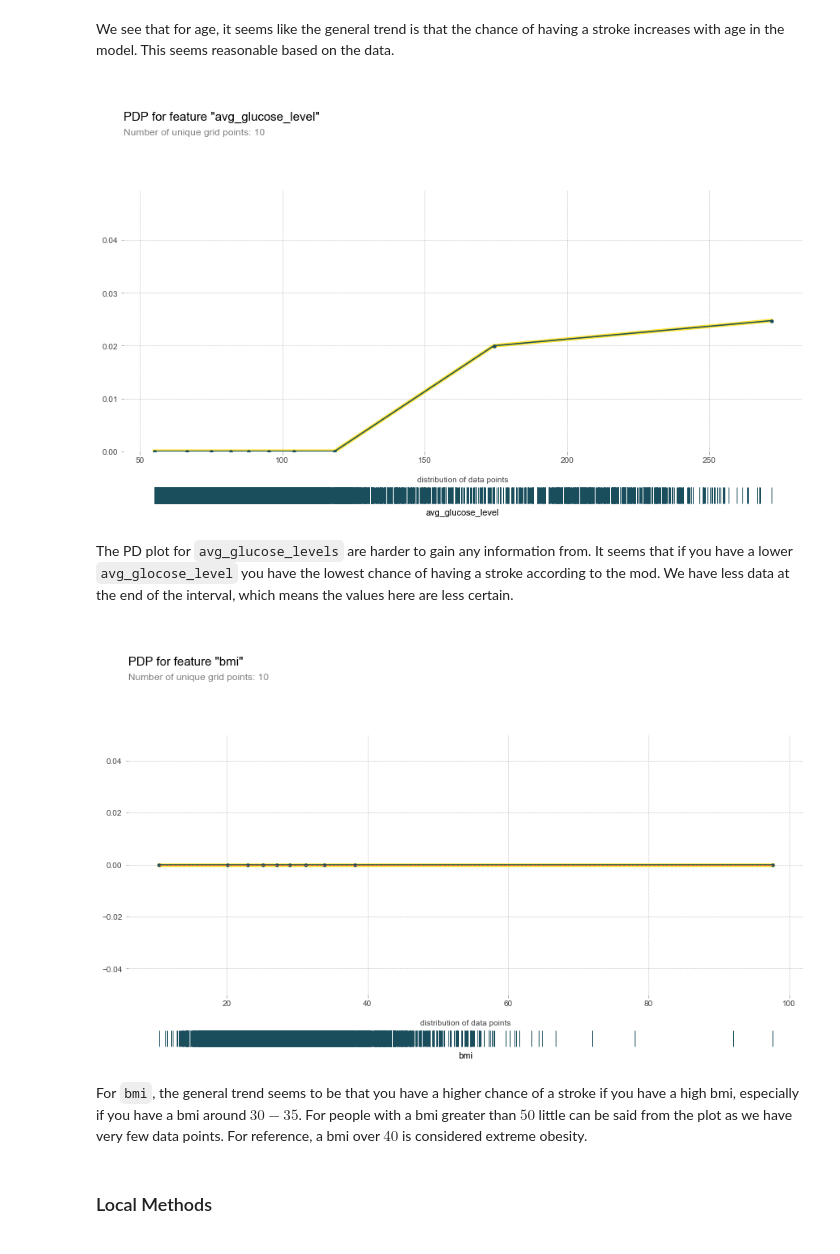
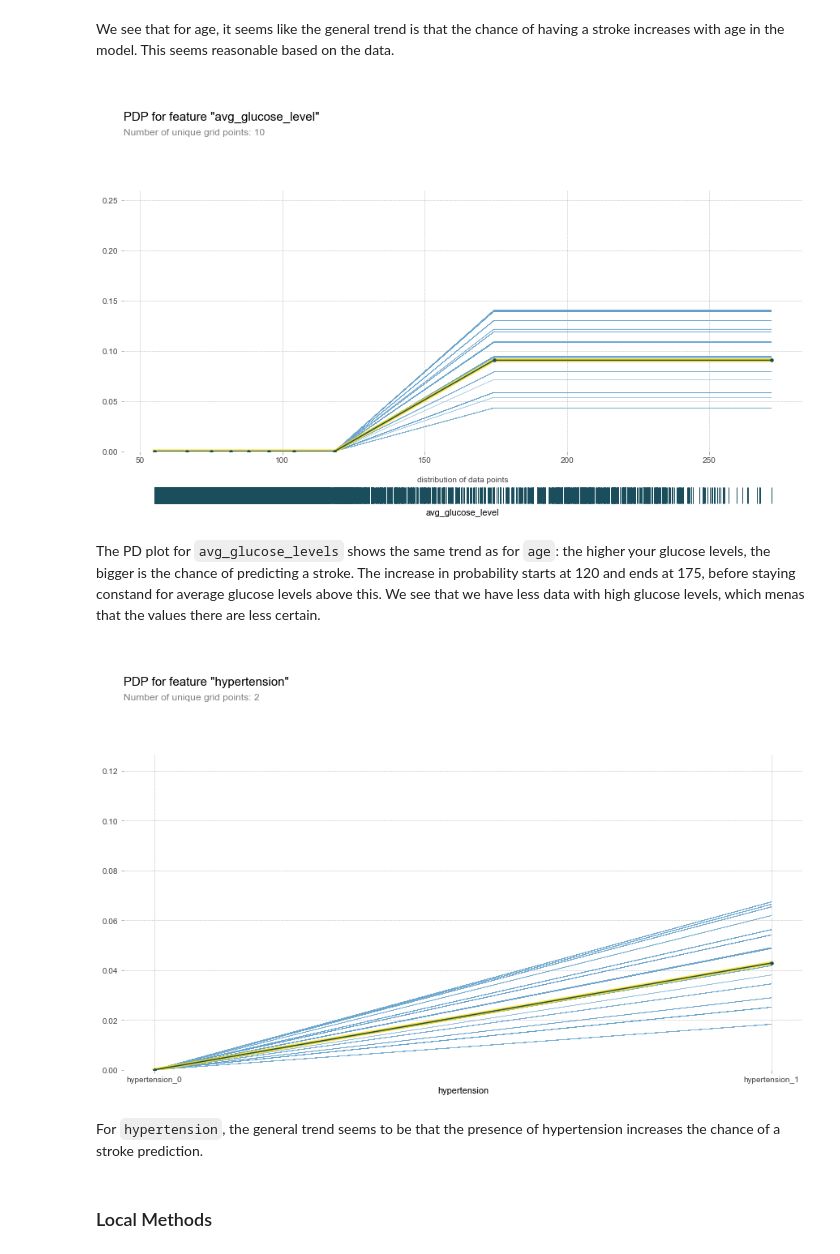
Before and after one commit to ebbeberge/stroke-classification, a Jupyter notebook: Index.ipynb, the cells around one changed output. Drawn from its saved outputs; the diff is of its cells as text; code cells hidden in the pictures.

````diff
--- a/Index.ipynb
+++ b/Index.ipynb
@@ -1074,3 +989,13 @@ features = stroke_clean.columns[:-1]
+# %%
+model = xgb.XGBClassifier(**boosting.best_params_, random_state=23,
+                          booster="gbtree", objective="binary:logistic",
+                          use_label_encoder=False, eval_metric="logloss",
+                          scale_pos_weight=scale_weight)
+
+# Change this out with the boostingBS.best_params_ and the correct parameters when you run xgboost with bayesian tuning
+
+modelfit = model.fit(X_train, y_train)
+features = stroke_clean.columns[:-1]
 # %% [markdown]
 ### Global methods
 
@@ -1097,20 +1022,20 @@ fig, axes = pdp.pdp_plot(pdp_age, "age", plot_lines=True, plot_pts_dist=True)
 We see that for age, it seems like the general trend is that the chance of having a stroke increases with age in the model. This seems reasonable based on the data.
 # %%
 # PDP plot for average glucose level
-pdp_glucose = pdp.pdp_isolate(model=model, dataset=stroke_clean, model_features=features, feature="avg_glucose_level")
-fig, axes = pdp.pdp_plot(pdp_glucose, "avg_glucose_level", plot_lines=True, plot_pts_dist=True)
+pdp_glucose = pdp.pdp_isolate(model = model, dataset = stroke_clean, model_features = features, feature = "avg_glucose_level")
+fig, axes = pdp.pdp_plot(pdp_glucose, "avg_glucose_level", plot_lines = True, plot_pts_dist = True)
 # %% [output]
-[figure, old version]
+[figure, new version]
-# %% [markdown]
-The PD plot for ```avg_glucose_levels``` are harder to gain any information from. It seems that if you have a lower ```avg_glocose_level``` you have the lowest chance of having a stroke according to the mod. We have less data at the end of the interval, which means the values here are less certain.
+# %% [markdown]
+The PD plot for ```avg_glucose_levels``` shows the same trend as for ```age```: the higher your glucose levels, the bigger is the chance of predicting a stroke. The increase in probability starts at 120 and ends at 175, before staying constand for average glucose levels above this. We see that we have less data with high glucose levels, which menas that the values there are less certain.
 # %%
-# PDP plot for BMI
-pdp_bmi = pdp.pdp_isolate(model=model, dataset=stroke_clean, model_features=features, feature="bmi")
-fig, axes = pdp.pdp_plot(pdp_bmi, "bmi", plot_lines=True, plot_pts_dist=True)
+# PDP plot for hypertension
+pdp_hyp = pdp.pdp_isolate(model = model, dataset = stroke_clean, model_features = features, feature = "hypertension")
+fig, axes = pdp.pdp_plot(pdp_hyp, "hypertension", plot_lines = True)
 # %% [output]
-[figure, old version]
+[figure, new version]
-# %% [markdown]
-For ```bmi```, the general trend seems to be that you have a higher chance of a stroke if you have a high bmi, especially if you have a bmi around $30-35$. For people with a bmi greater than $50$ little can be said from the plot as we have very few data points. For reference, a bmi over $40$ is considered extreme obesity.
+# %% [markdown]
+For ```hypertension```, the general trend seems to be that the presence of hypertension increases the chance of a stroke prediction.
 # %% [markdown]
 ### Local Methods
 # %% [markdown]
````
Also changed, not shown: parts of 42 cells of this notebook.
